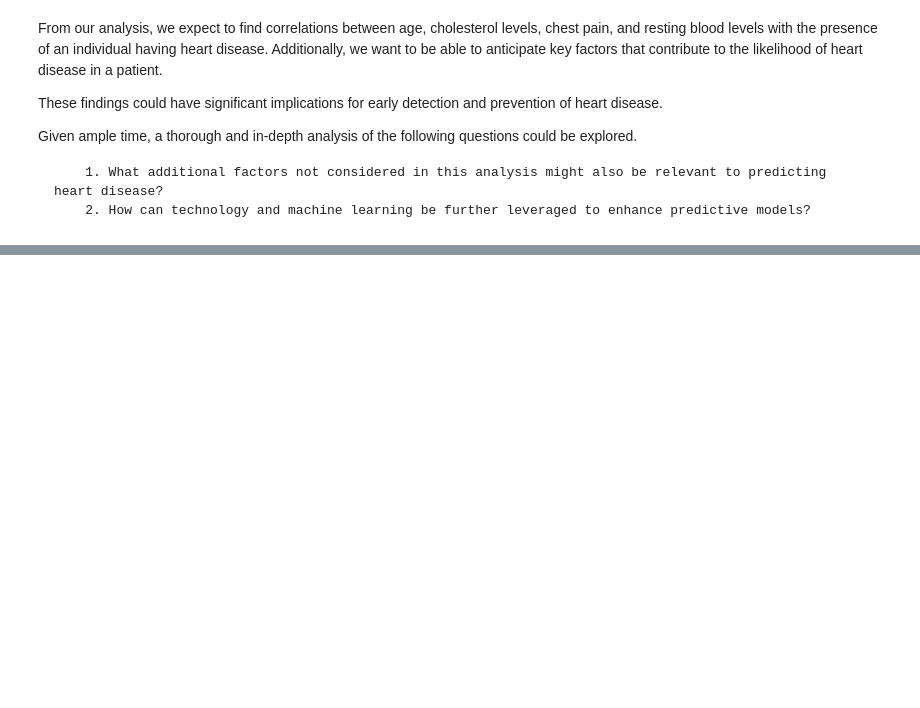
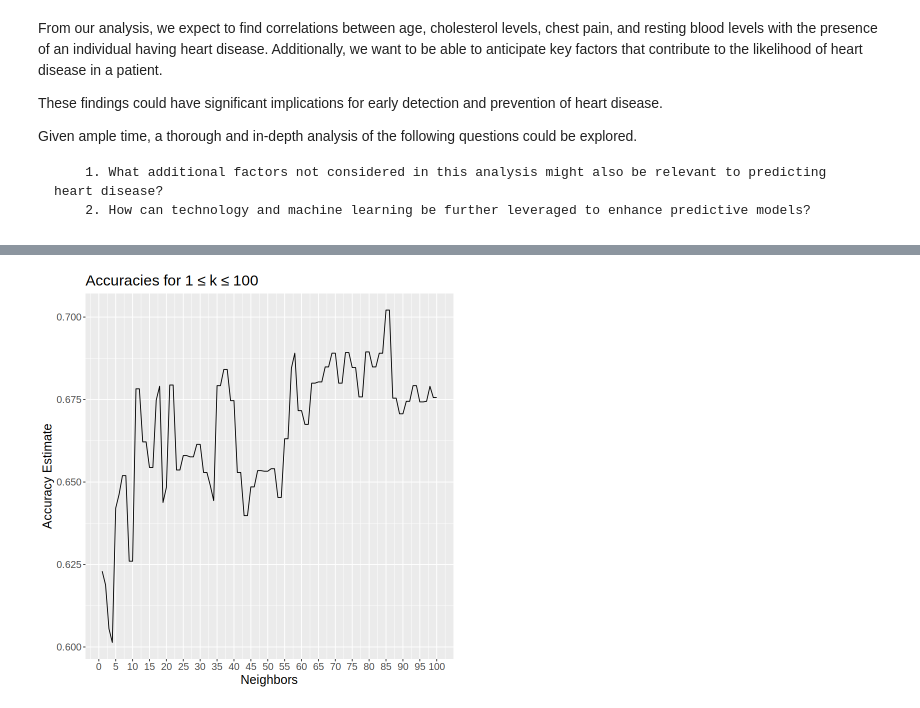
Before and after one commit to byuly/dsci-100-group-project, a Jupyter notebook: group_project_proposal.ipynb, the cells around one changed output, grey strips where cells are left out. Drawn from its saved outputs; the diff is of its cells as text; code cells hidden in the pictures; blank space fills up the shorter version.

```diff
--- a/group_project_proposal.ipynb
+++ b/group_project_proposal.ipynb
@@ -149,3 +159,31 @@ Given ample time, a thorough and in-depth analysis of the following questions co
 
         1. What additional factors not considered in this analysis might also be relevant to predicting heart disease?
         2. How can technology and machine learning be further leveraged to enhance predictive models?
+# %%
+# Creating the recipe
+knn_recipe<-recipe(diagnosis~ thalach + chol, data = cleveland_training) |>
+   step_scale(all_predictors()) |>
+   step_center(all_predictors())
+
+# Creating the model specification
+knn_tune<-nearest_neighbor(weight_func = "rectangular",neighbors = tune())|>
+   set_engine("kknn") |>
+   set_mode("classification")
+
+# Perform 10 fold-cross valdiation
+knn_vfold <- vfold_cv(cleveland_training ,v =10, strata=diagnosis)
+
+grid_vals<-tibble(neighbors=c(1:100))
+
+# Create workflow
+knn_results <- workflow() |>
+      add_recipe(knn_recipe) |>
+      add_model(knn_tune) |>
+      tune_grid(resamples =knn_vfold , grid = grid_vals) |>
+# Collect metrics, filter for accuracy
+      collect_metrics()|>
+      filter(.metric=="accuracy")|>
+      select(neighbors,mean)|>
+      arrange(desc(mean))
+
+head(knn_results)
@@ -151,0 +200,13 @@ Given ample time, a thorough and in-depth analysis of the following questions co
+# %%
+# Visualizing the accuracy vs neighbors graph
+accuracy_graph<-ggplot(knn_results,aes(x = neighbors, y = mean))+
+      geom_line() +
+      xlab("Neighbors")+
+      ylab("Accuracy Estimate")+
+      labs(title = "Accuracies for 1 ≤ k ≤ 100") +
+      scale_x_continuous(breaks = seq(0, 100, by = 5)) +
+      theme(text = element_text(size = 15))
+
+accuracy_graph
+# %% [output]
+[figure, added]
```
Also changed, not shown: parts of 18 cells of this notebook.
